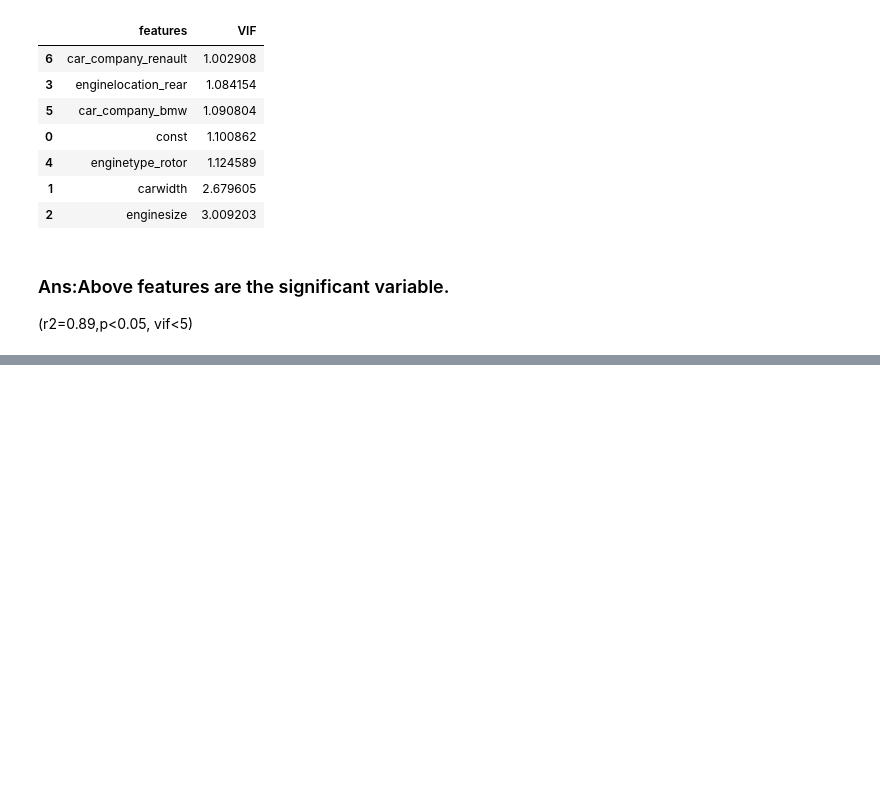
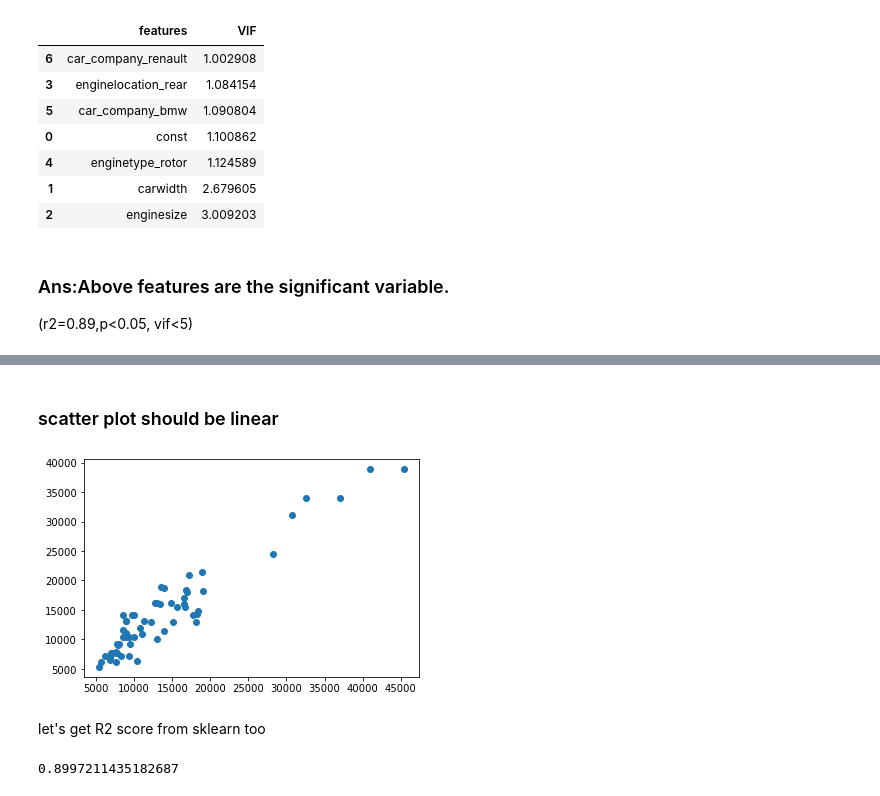
Before and after one commit to kulin-patel/Car-Price-Prediction, a Jupyter notebook: car-price-prediction.ipynb, the cells around one changed output, grey strips where cells are left out. Saved outputs shown, nothing was run; the diff lists cells and outputs as text; code cells hidden in the pictures; blank space fills up the shorter version.

```diff
--- a/car-price-prediction.ipynb
+++ b/car-price-prediction.ipynb
@@ -753,0 +779,17 @@ vif
+# %%
+x_test_rfe2=x_test[col2]
+# %%
+x_test_rfe2= x_test_rfe2.drop(['enginetype_l','car_company_peugeot','enginetype_ohcf','car_company_subaru'],axis=1)
+# %%
+x_test_rfe2=sm.add_constant(x_test_rfe2)
+# %%
+y_pred=lm2.predict(x_test_rfe2)
+# %% [markdown]
+### scatter plot should be linear
+# %%
+plt.scatter(y_test,y_pred)
+plt.show()
+# %% [output]
+[figure, added]
+# %% [markdown]
+let's get R2 score from sklearn too
@@ -753,0 +798,4 @@ vif
+# %%
+r2_score(y_test,y_pred)
+# %% [output]
+0.8997211435182687
```
Also changed, not shown: parts of 6 cells of this notebook.
